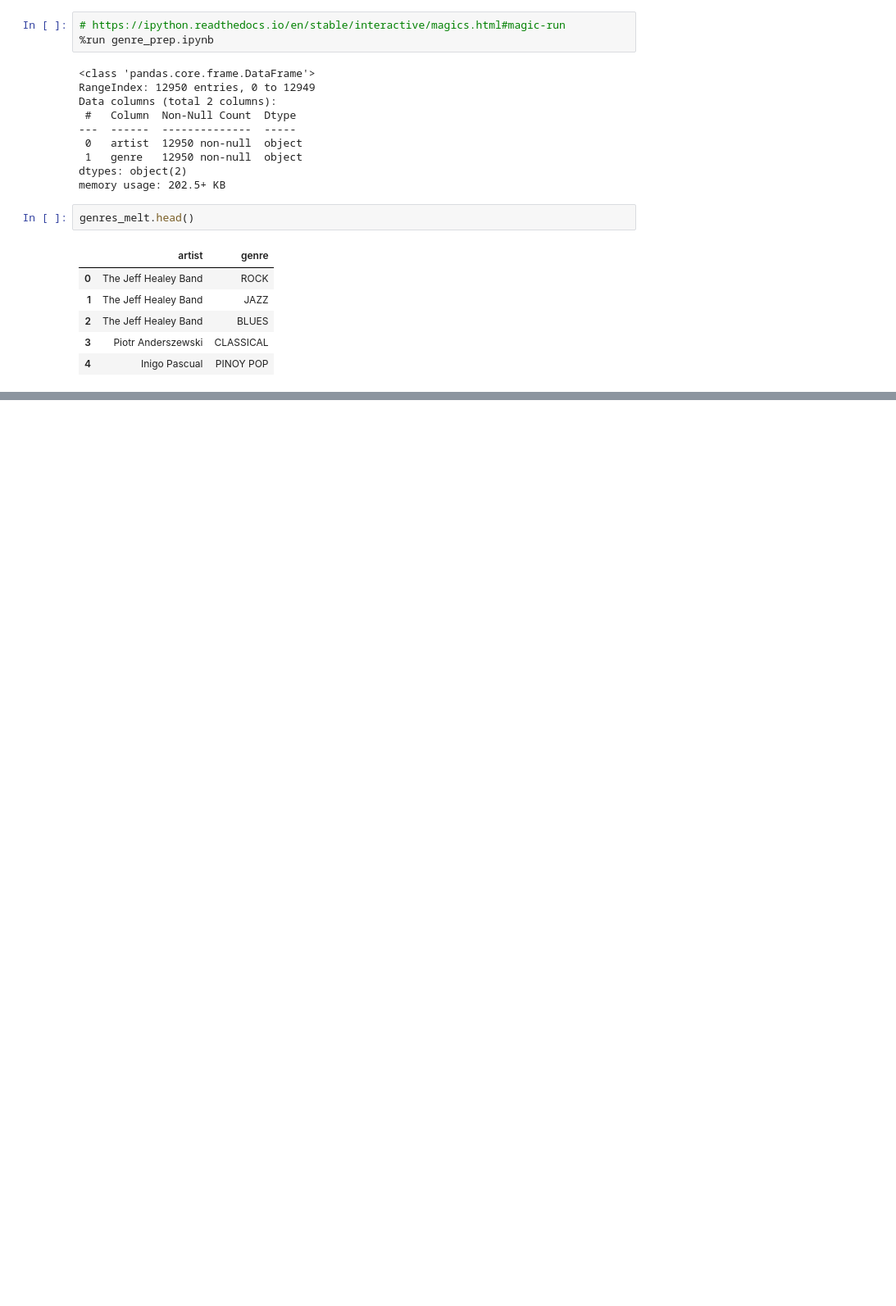
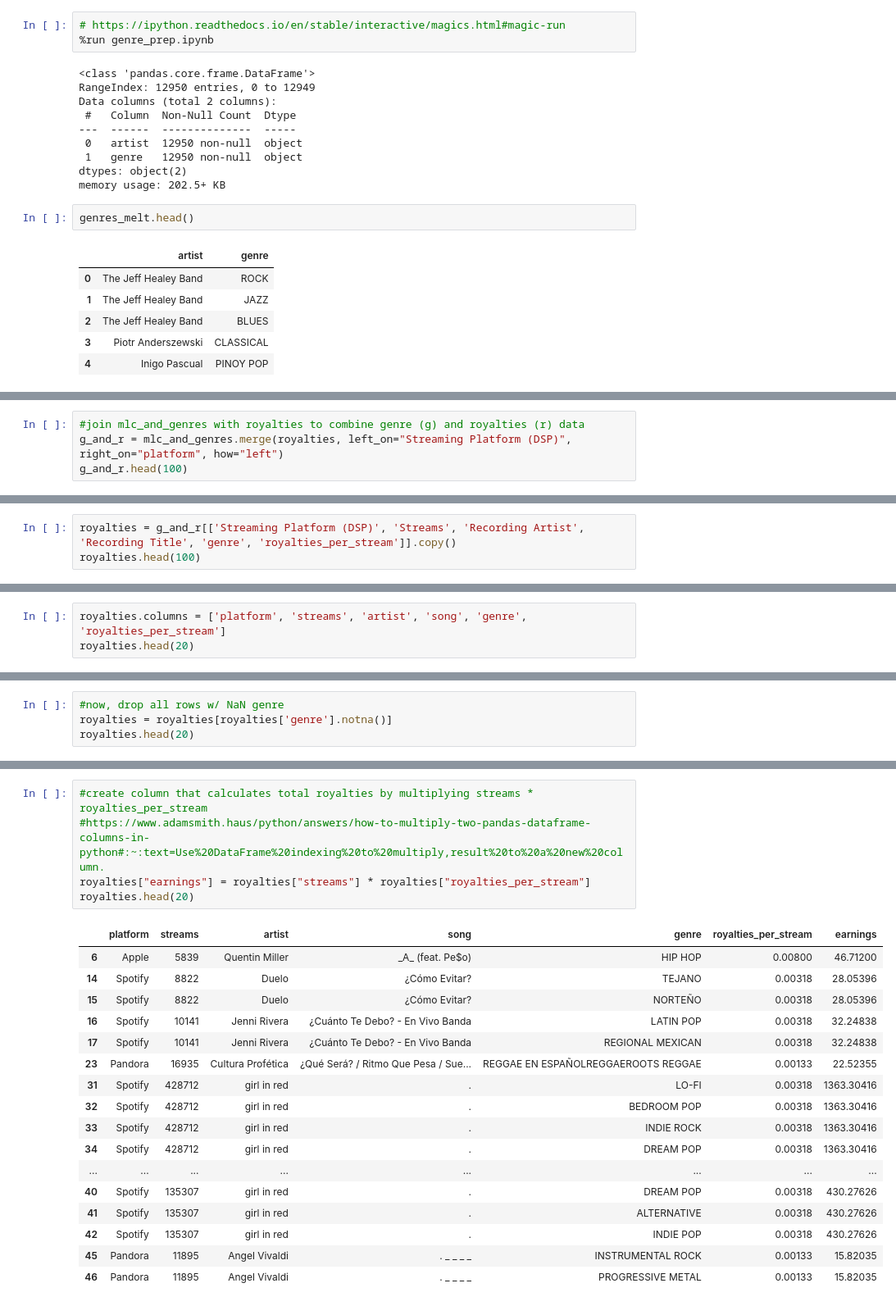
Before and after one commit to NSS-Data-Analytics-Cohort-6/mlc-project-pythons-on-a-plane, a Jupyter notebook: notebooks/mlc_streaming_data.ipynb, the cells around one changed output, grey strips where cells are left out. Shown at 82% size. Cells and saved outputs as stored; diff of their text form; blank space fills up the shorter version.

Commit message:
royalties calculated

```diff
--- a/notebooks/mlc_streaming_data.ipynb
+++ b/notebooks/mlc_streaming_data.ipynb
@@ -314,0 +417,4 @@ mlc_and_genres.head(100)
+# %%
+#join mlc_and_genres with royalties to combine genre (g) and royalties (r) data
+g_and_r = mlc_and_genres.merge(royalties, left_on="Streaming Platform (DSP)", right_on="platform", how="left")
+g_and_r.head(100)
@@ -314,0 +439,3 @@ mlc_and_genres.head(100)
+# %%
+royalties = g_and_r[['Streaming Platform (DSP)', 'Streams', 'Recording Artist', 'Recording Title', 'genre', 'royalties_per_stream']].copy()
+royalties.head(100)
@@ -314,0 +460,3 @@ mlc_and_genres.head(100)
+# %%
+royalties.columns = ['platform', 'streams', 'artist', 'song', 'genre', 'royalties_per_stream']
+royalties.head(20)
@@ -314,0 +481,4 @@ mlc_and_genres.head(100)
+# %%
+#now, drop all rows w/ NaN genre
+royalties = royalties[royalties['genre'].notna()]
+royalties.head(20)
@@ -314,0 +519,23 @@ mlc_and_genres.head(100)
+# %%
+#create column that calculates total royalties by multiplying streams * royalties_per_stream
+#https://www.adamsmith.haus/python/answers/how-to-multiply-two-pandas-dataframe-columns-in-python#:~:text=Use%20DataFrame%20indexing%20to%20multiply,result%20to%20a%20new%20column.
+royalties["earnings"] = royalties["streams"] * royalties["royalties_per_stream"]
+royalties.head(20)
+# %% [output]
+|  | platform | streams | artist | song | genre | royalties_per_stream | earnings |
+| 6 | Apple | 5839 | Quentin Miller | _A_ (feat. Pe$o) | HIP HOP | 0.00800 | 46.71200 |
+| 14 | Spotify | 8822 | Duelo | ¿Cómo Evitar? | TEJANO | 0.00318 | 28.05396 |
+| 15 | Spotify | 8822 | Duelo | ¿Cómo Evitar? | NORTEÑO | 0.00318 | 28.05396 |
+| 16 | Spotify | 10141 | Jenni Rivera | ¿Cuánto Te Debo? - En Vivo Banda | LATIN POP | 0.00318 | 32.24838 |
+| 17 | Spotify | 10141 | Jenni Rivera | ¿Cuánto Te Debo? - En Vivo Banda | REGIONAL MEXICAN | 0.00318 | 32.24838 |
+| 23 | Pandora | 16935 | Cultura Profética | ¿Qué Será? / Ritmo Que Pesa / Sue... | REGGAE EN ESPAÑOLREGGAEROOTS REGGAE | 0.00133 | 22.52355 |
+| 31 | Spotify | 428712 | girl in red | . | LO-FI | 0.00318 | 1363.30416 |
+| 32 | Spotify | 428712 | girl in red | . | BEDROOM POP | 0.00318 | 1363.30416 |
+| 33 | Spotify | 428712 | girl in red | . | INDIE ROCK | 0.00318 | 1363.30416 |
+| 34 | Spotify | 428712 | girl in red | . | DREAM POP | 0.00318 | 1363.30416 |
+| ... | ... | ... | ... | ... | ... | ... | ... |
+| 40 | Spotify | 135307 | girl in red | . | DREAM POP | 0.00318 | 430.27626 |
+| 41 | Spotify | 135307 | girl in red | . | ALTERNATIVE | 0.00318 | 430.27626 |
+| 42 | Spotify | 135307 | girl in red | . | INDIE POP | 0.00318 | 430.27626 |
+| 45 | Pandora | 11895 | Angel Vivaldi | . _ _ _ _ | INSTRUMENTAL ROCK | 0.00133 | 15.82035 |
+| 46 | Pandora | 11895 | Angel Vivaldi | . _ _ _ _ | PROGRESSIVE METAL | 0.00133 | 15.82035 |
```
Also changed, not shown: parts of 12 cells of this notebook.
